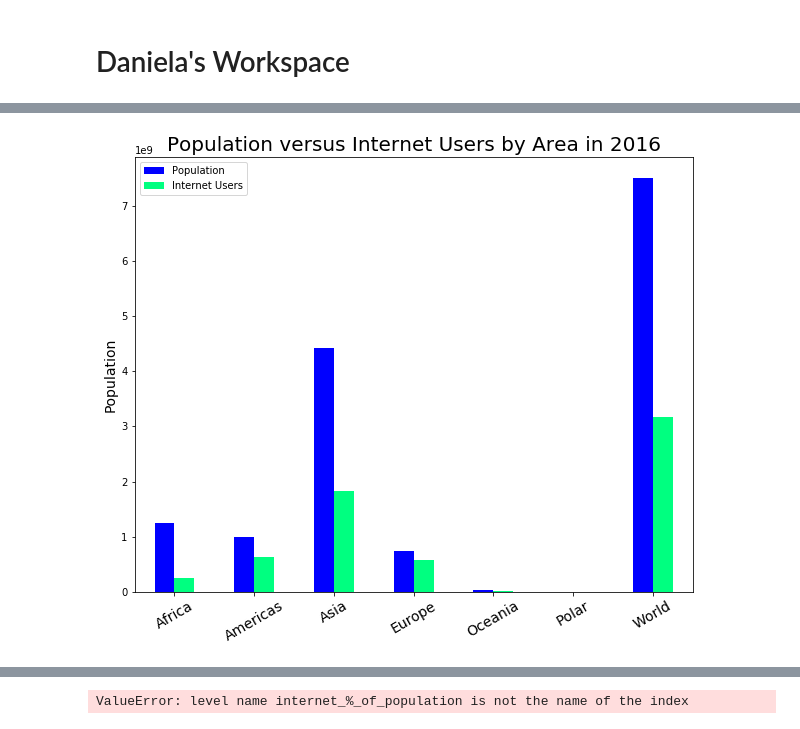
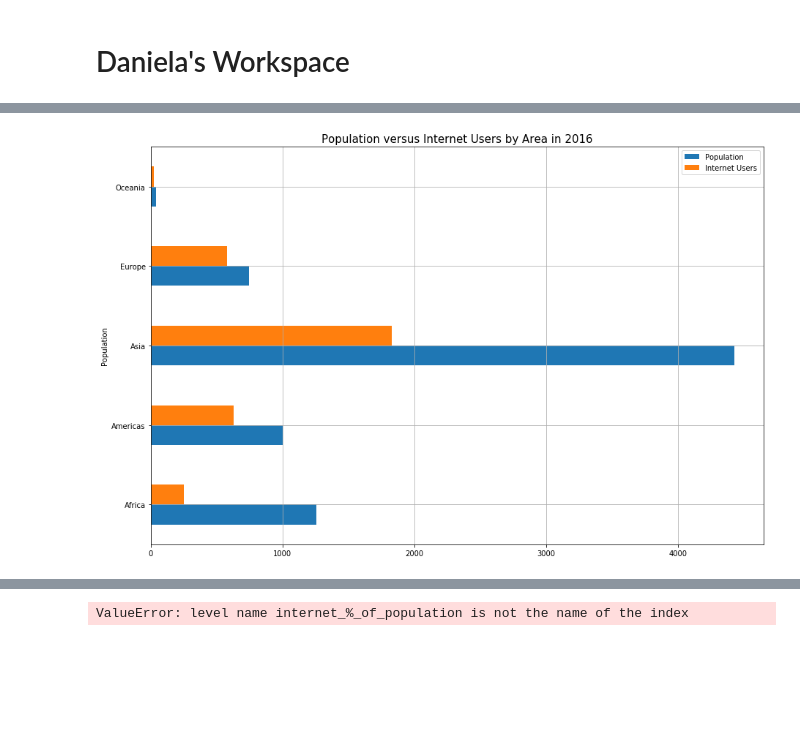
Before and after one commit to JoshuaFarmerATX/butterfly_effects_project, a Jupyter notebook: butterfly_effect-Claudia.ipynb, the cells around one changed output, grey strips where cells are left out. Cells and saved outputs as stored; diff of their text form; code cells hidden in the pictures; blank space fills up the shorter version.

```diff
--- a/butterfly_effect-Claudia.ipynb
+++ b/butterfly_effect-Claudia.ipynb
@@ -128,20 +136,25 @@ SyntaxError: invalid syntax (<ipython-input-18-979536260ffa>, line 3)
 # %%
 # Population versus Internet users by area
-per_sub_area = (merged_data[['region', 'population', 'internet_users']]).groupby(['region']).sum()
+per_sub_area = (merged_data[["region", "population", "internet_users"]]).groupby(["region"]).sum()
+per_sub_area = per_sub_area.drop("World")
+per_sub_area = per_sub_area.drop("Polar")
 
-#plot
-per_sub_area.plot(kind="bar",
-                  colormap='winter',
-                  figsize=(10,8)
-                 )
+per_sub_area = round(per_sub_area/1000000,2)
 
-plt.title('Population versus Internet Users by Area in 2016', fontsize=20)
-plt.ylabel("Population", fontsize=14)
+#Plot Population vs Internet Users by Area in 2016
+per_sub_area.plot(kind="barh", figsize=(15,10))
+
+plt.title("Population versus Internet Users by Area in 2016", fontsize=15)
+plt.ylabel("Population")
 plt.xlabel('')
-plt.legend(['Population', "Internet Users"]);
-plt.xticks(rotation =30,fontsize =14)
+plt.legend(["Population", "Internet Users"]);
+plt.xticks(rotation=0)
+plt.grid()
 
+plt.savefig("Fig4.png")
+
+#Show Figure
 plt.show()
 # %% [output]
-[figure, old version]
+[figure, new version]
 # %%
```
Also changed, not shown: parts of 6 cells of this notebook, 7 other files.
